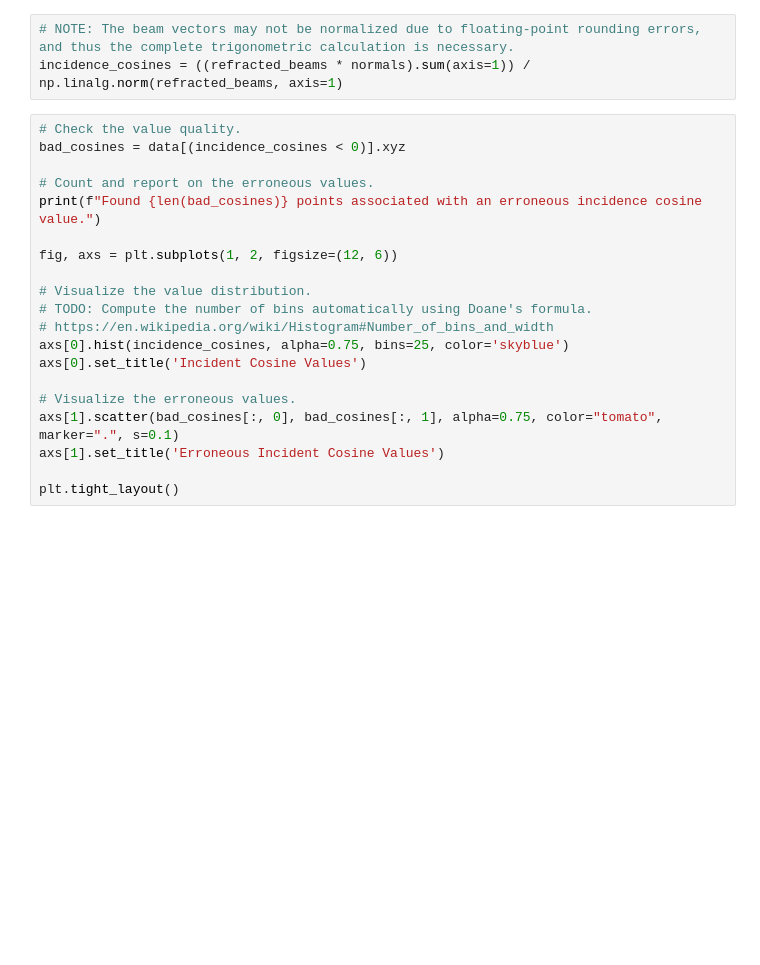
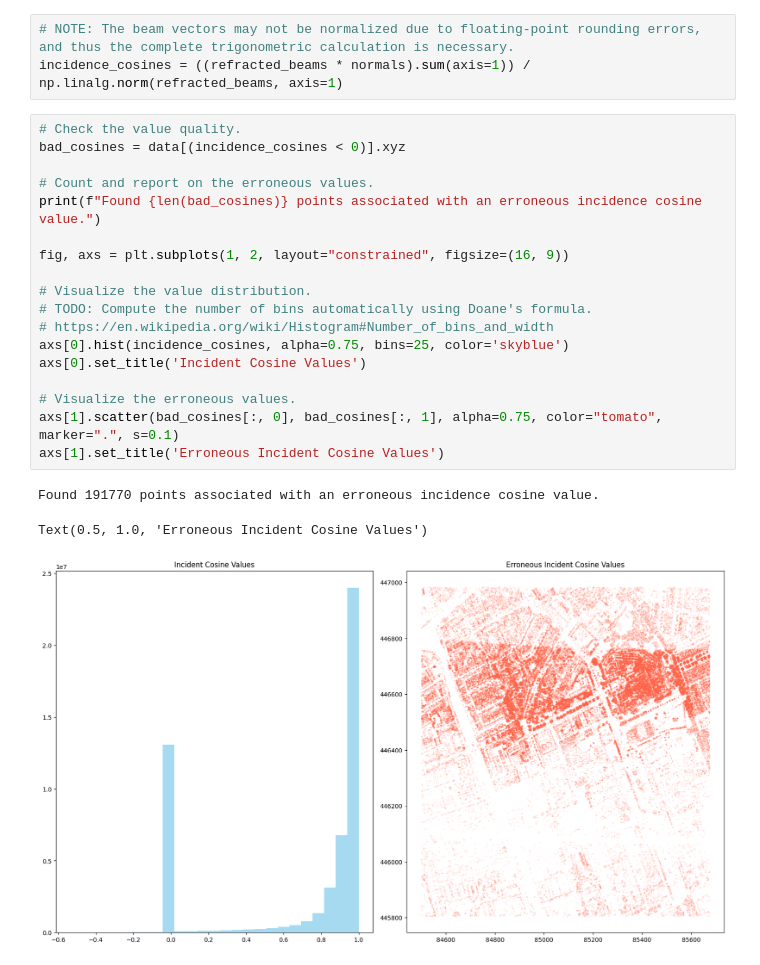
Before and after one commit to DimitrisMantas/RoofSense, a Jupyter notebook: preprocessing/parsers/utils/pcloud.ipynb, the cells around one changed output. Drawn from its saved outputs; the diff is of its cells as text; blank space fills up the shorter version.

```diff
--- a/preprocessing/parsers/utils/pcloud.ipynb
+++ b/preprocessing/parsers/utils/pcloud.ipynb
@@ -162,20 +162,22 @@ incidence_cosines = ((refracted_beams * normals).sum(axis=1)) / np.linalg.norm(r
 # %%
 # Check the value quality.
 bad_cosines = data[(incidence_cosines < 0)].xyz
 
 # Count and report on the erroneous values.
 print(f"Found {len(bad_cosines)} points associated with an erroneous incidence cosine value.")
 
-fig, axs = plt.subplots(1, 2, figsize=(12, 6))
+fig, axs = plt.subplots(1, 2, layout="constrained", figsize=(16, 9))
 
 # Visualize the value distribution.
 # TODO: Compute the number of bins automatically using Doane's formula.
 # https://en.wikipedia.org/wiki/Histogram#Number_of_bins_and_width
 axs[0].hist(incidence_cosines, alpha=0.75, bins=25, color='skyblue')
 axs[0].set_title('Incident Cosine Values')
 
 # Visualize the erroneous values.
 axs[1].scatter(bad_cosines[:, 0], bad_cosines[:, 1], alpha=0.75, color="tomato", marker=".", s=0.1)
 axs[1].set_title('Erroneous Incident Cosine Values')
-
-plt.tight_layout()
+# %% [output]
+Found 191770 points associated with an erroneous incidence cosine value.
+Text(0.5, 1.0, 'Erroneous Incident Cosine Values')
+[figure, added]
```
Also changed, not shown: parts of 1 cell of this notebook, 2 other files.
